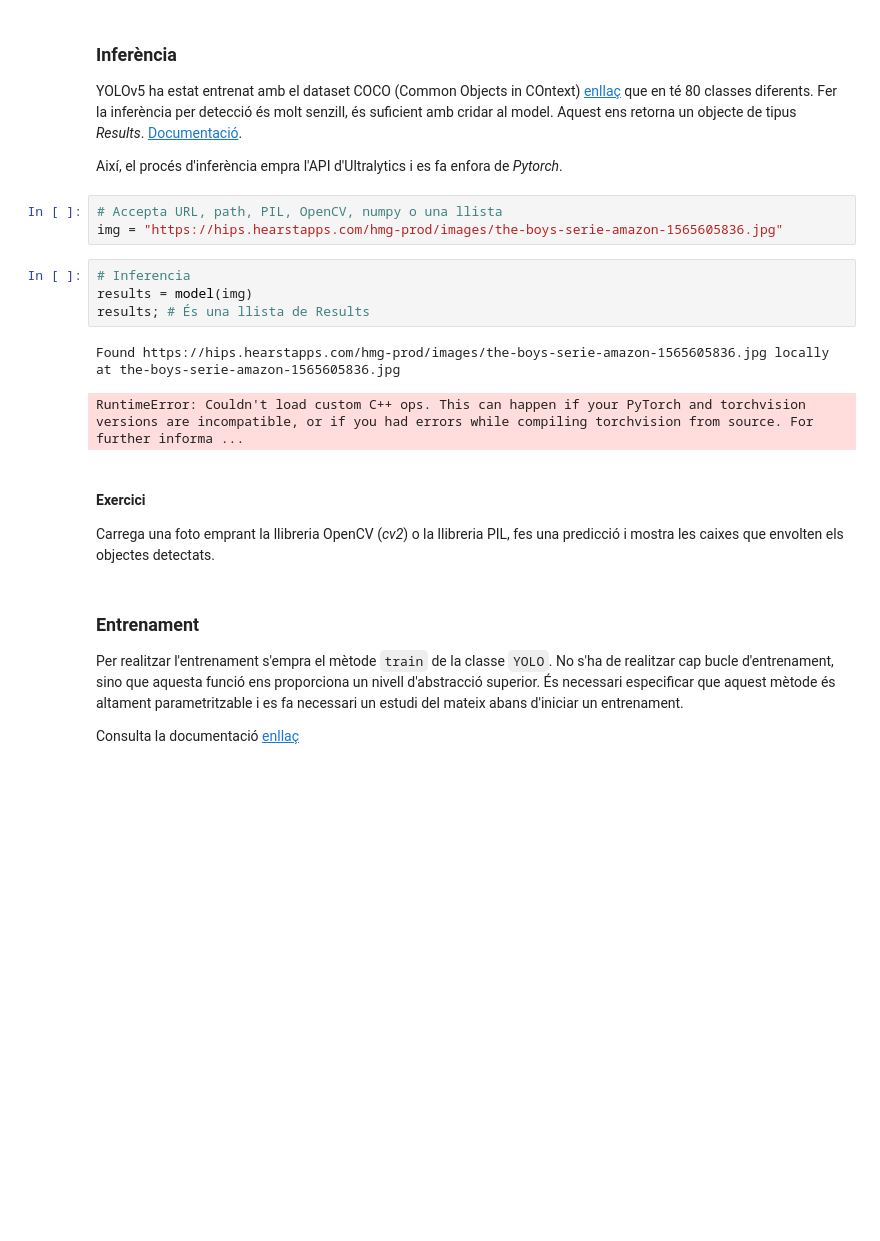
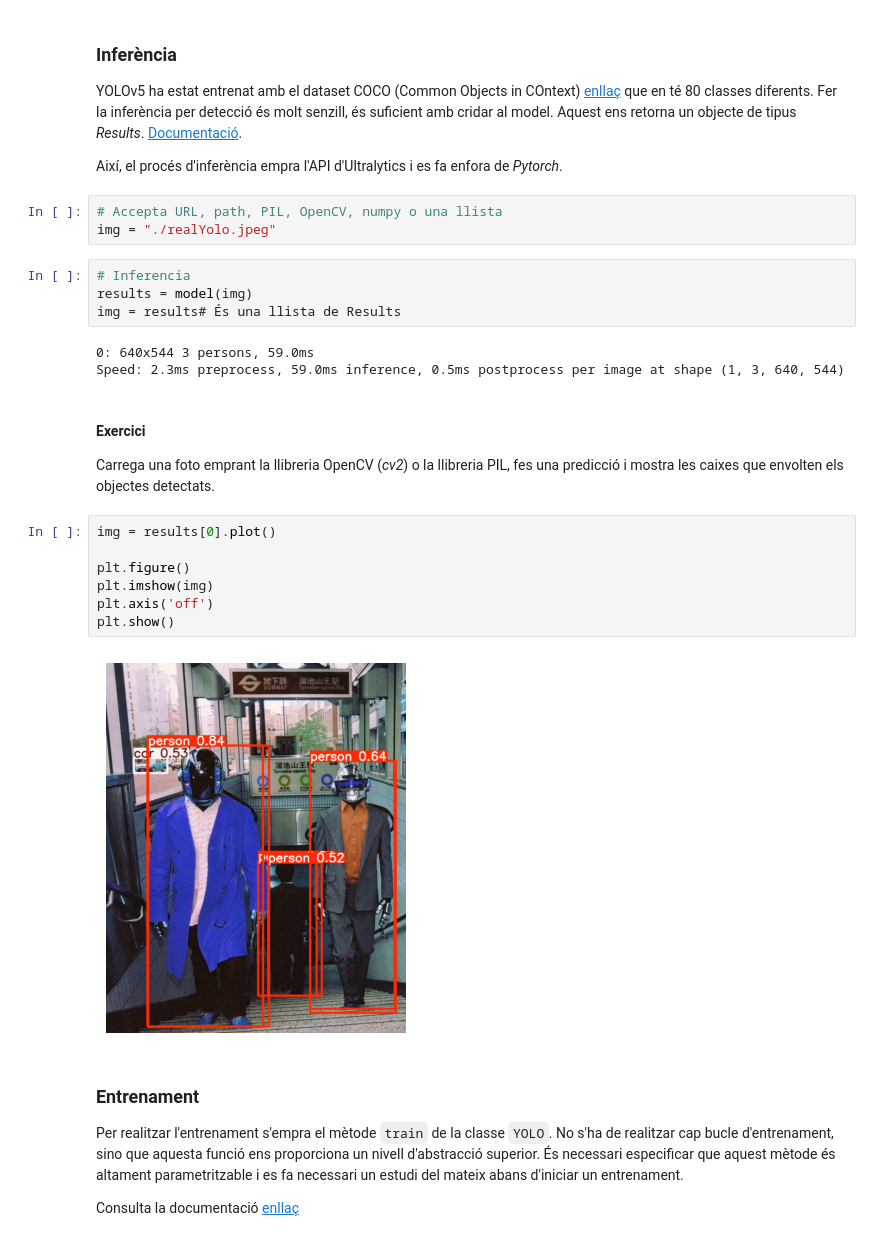
Before and after one commit to KafeisM/aa_24, a Jupyter notebook: 14_YOLO/realYolo.ipynb, the cells around one changed output. Saved outputs shown, nothing was run; the diff lists cells and outputs as text; blank space fills up the shorter version.

```diff
--- a/14_YOLO/realYolo.ipynb
+++ b/14_YOLO/realYolo.ipynb
@@ -246,18 +246,27 @@ YOLOv5 ha estat entrenat amb el dataset COCO (Common Objects in COntext) [enlla
 Així, el procés d'inferència empra l'API d'Ultralytics i es fa enfora de _Pytorch_.
 # %%
 # Accepta URL, path, PIL, OpenCV, numpy o una llista
-img = "https://hips.hearstapps.com/hmg-prod/images/the-boys-serie-amazon-1565605836.jpg"
+img = "./realYolo.jpeg"
 # %%
 # Inferencia
 results = model(img)
-results; # És una llista de Results
+img = results# És una llista de Results
 # %% [output]
-Found https://hips.hearstapps.com/hmg-prod/images/the-boys-serie-amazon-1565605836.jpg locally at the-boys-serie-amazon-1565605836.jpg
+0: 640x544 3 persons, 59.0ms
+Speed: 2.3ms preprocess, 59.0ms inference, 0.5ms postprocess per image at shape (1, 3, 640, 544)
-RuntimeError: Couldn't load custom C++ ops. This can happen if your PyTorch and torchvision versions are incompatible, or if you had errors while compiling torchvision from source. For further informa ...
 # %% [markdown]
 #### Exercici
 
 Carrega una foto emprant la llibreria OpenCV (_cv2_) o la llibreria PIL, fes una predicció i mostra les caixes que envolten els objectes detectats.
+# %%
+img = results[0].plot()
+
+plt.figure()
+plt.imshow(img)
+plt.axis('off')
+plt.show()
+# %% [output]
+[figure, added]
 # %% [markdown]
 ### Entrenament
 
```
Also changed, not shown: parts of 4 cells of this notebook, 48 other files.
